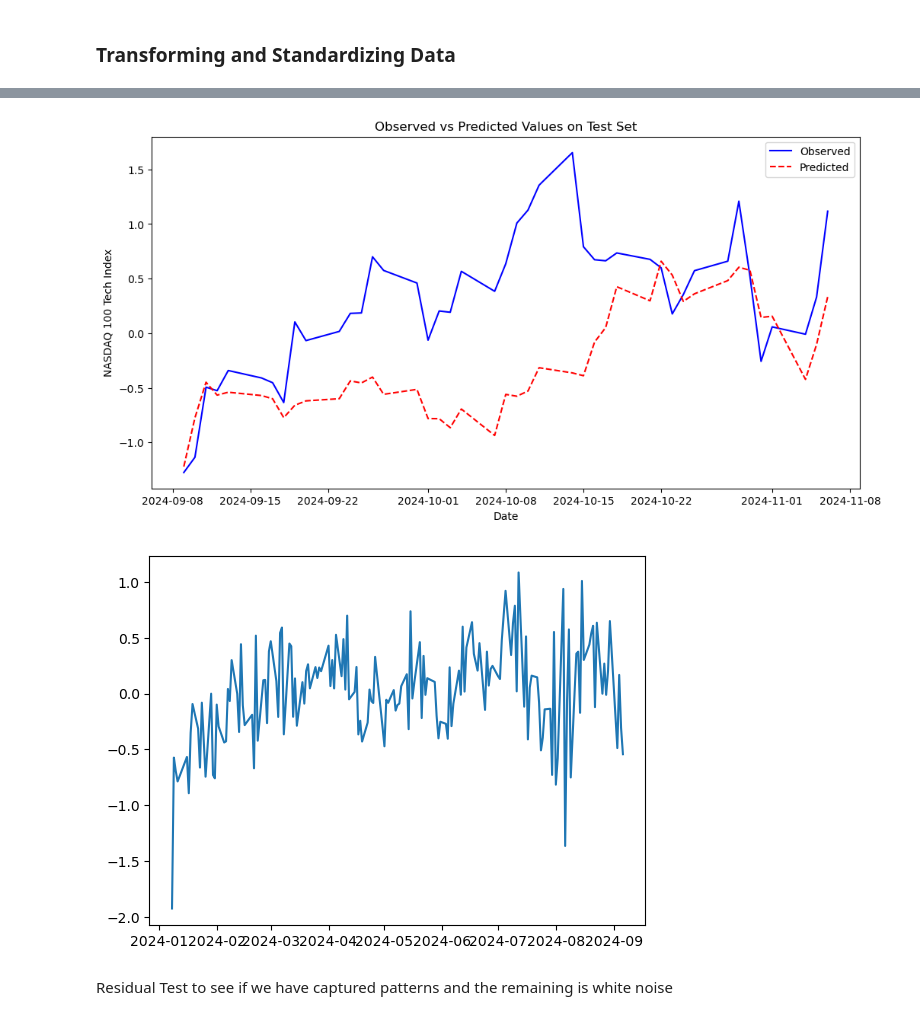
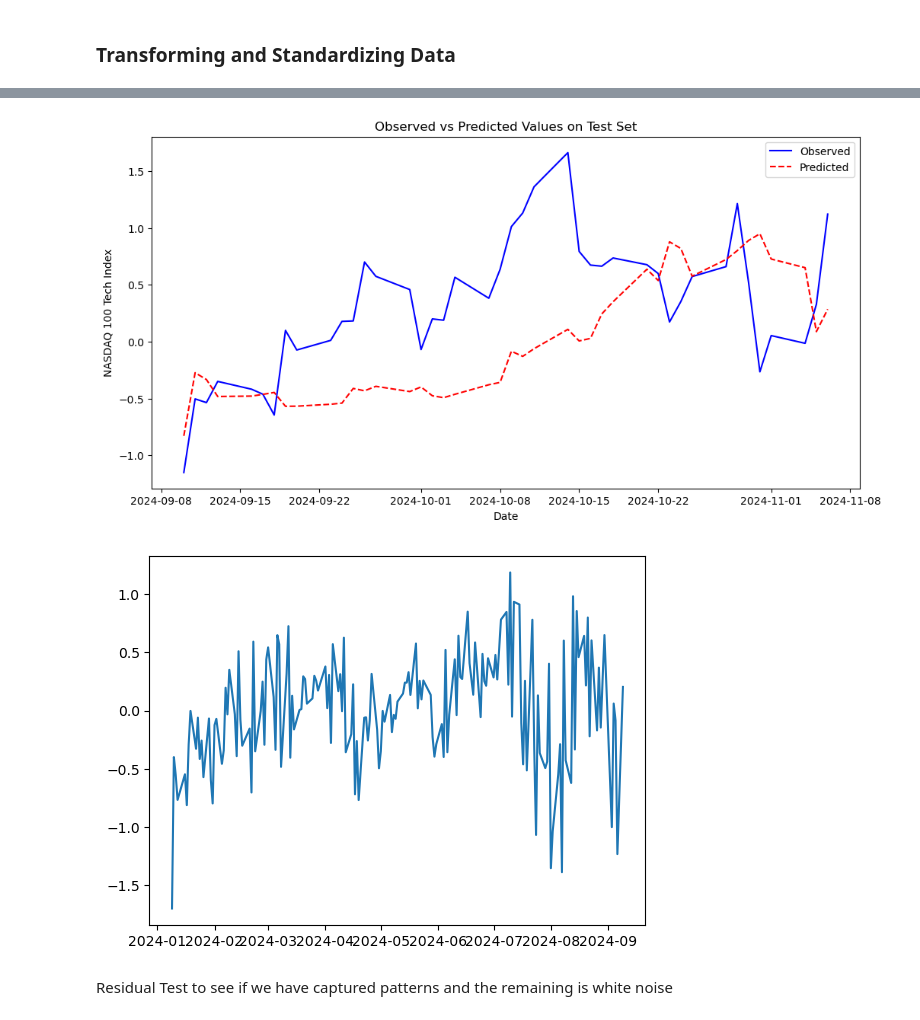
Before and after one commit to dg3358/ACTU-5842-Project, a Jupyter notebook: project_code.ipynb, the cells around one changed output, grey strips where cells are left out. Cells and saved outputs as stored; diff of their text form; code cells hidden in the pictures.

```diff
--- a/project_code.ipynb
+++ b/project_code.ipynb
@@ -554,12 +586,12 @@ y_test = (y_test - y_train_mean)/y_train_std
 # %%
-def arima_output(p, d, q, predictors, response):
+def arima_output(p, d, q, train_X, train_y, test_X, test_y):
     outputs = []
-    model = ARIMA(response, order = (p,d,q), exog = predictors)
+    model = ARIMA(train_y, order = (p,d,q), exog = train_X)
     model_fit = model.fit()
     outputs.append(model_fit.summary())
-    y_test_pred = model_fit.forecast(steps=len(y_test), exog=X_test)
+    y_test_pred = model_fit.forecast(steps=len(test_y), exog=test_X)
     outputs.append(y_test_pred)
-    test_mse = mean_squared_error(y_test, y_test_pred)
+    test_mse = mean_squared_error(test_y, y_test_pred)
     outputs.append(test_mse)
     outputs.append(model_fit.resid)
     return outputs
@@ -566 +600,3 @@ def arima_output(p, d, q, predictors, response):
+# %%
+tr_size, max_lag, X_train, X_test, y_train, y_test = trn_test_spl('NASDAQ 100 Tech Index',1,1,1)
 # %% [markdown]
@@ -573,7 +609,7 @@ model_sums = np.empty(shape = (max_AR + 1, max_MA + 1))
 mse_vals = np.empty(shape = (max_AR + 1, max_MA + 1))
 for i in range(0, max_AR + 1):
     for j in range(0, max_MA + 1):
-        curr_model = arima_output(i,0,j, X_train, y_train)
+        curr_model = arima_output(i,0,j, X_train, y_train, X_test, y_test)
         mse_vals[i,j] = curr_model[2]
 
 opt_AR = np.where(mse_vals == np.min(mse_vals))[0][0]
@@ -590,5 +626,7 @@ MSE: 0.68669
 # %%
-opt_model_sum, y_test_pred, opt_mse, resid = arima_output(opt_AR, 0, opt_MA, X_train, y_train)
+opt_model_sum, y_test_pred, opt_mse, resid = arima_output(opt_AR, 0, opt_MA,
+                                                          X_train, y_train,
+                                                          X_test, y_test)
 # %%
 print(opt_model_sum)
 # %% [output]
@@ -611,8 +649,8 @@ Warnings:
 [1] Covariance matrix calculated using the outer product of gradients (complex-step).
 # %%
 plt.figure(figsize=(12, 6))
-plt.plot(result_data['DATE'][train_size:], y_test, label='Observed', color='blue')
-plt.plot(result_data['DATE'][train_size:], y_test_pred,
+plt.plot(result_data['DATE'][tr_size + max_lag:], y_test, label='Observed', color='blue')
+plt.plot(result_data['DATE'][tr_size + max_lag:], y_test_pred,
          label='Predicted', color='red', linestyle='--')
 plt.title('Observed vs Predicted Values on Test Set')
 plt.xlabel('Date')
@@ -620,12 +658,12 @@ plt.ylabel('NASDAQ 100 Tech Index')
 plt.legend()
 plt.show()
 # %% [output]
-[figure, old version]
+[figure, new version]
 # %%
-plt.plot(result_data['DATE'][:train_size], resid)
+plt.plot(result_data['DATE'][max_lag:tr_size + max_lag], resid)
 plt.show()
 # %% [output]
-[figure, old version]
+[figure, new version]
 # %% [markdown]
 Residual Test to see if we have captured patterns and the remaining is white noise
 # %%
```
Also changed, not shown: parts of 37 cells of this notebook.
